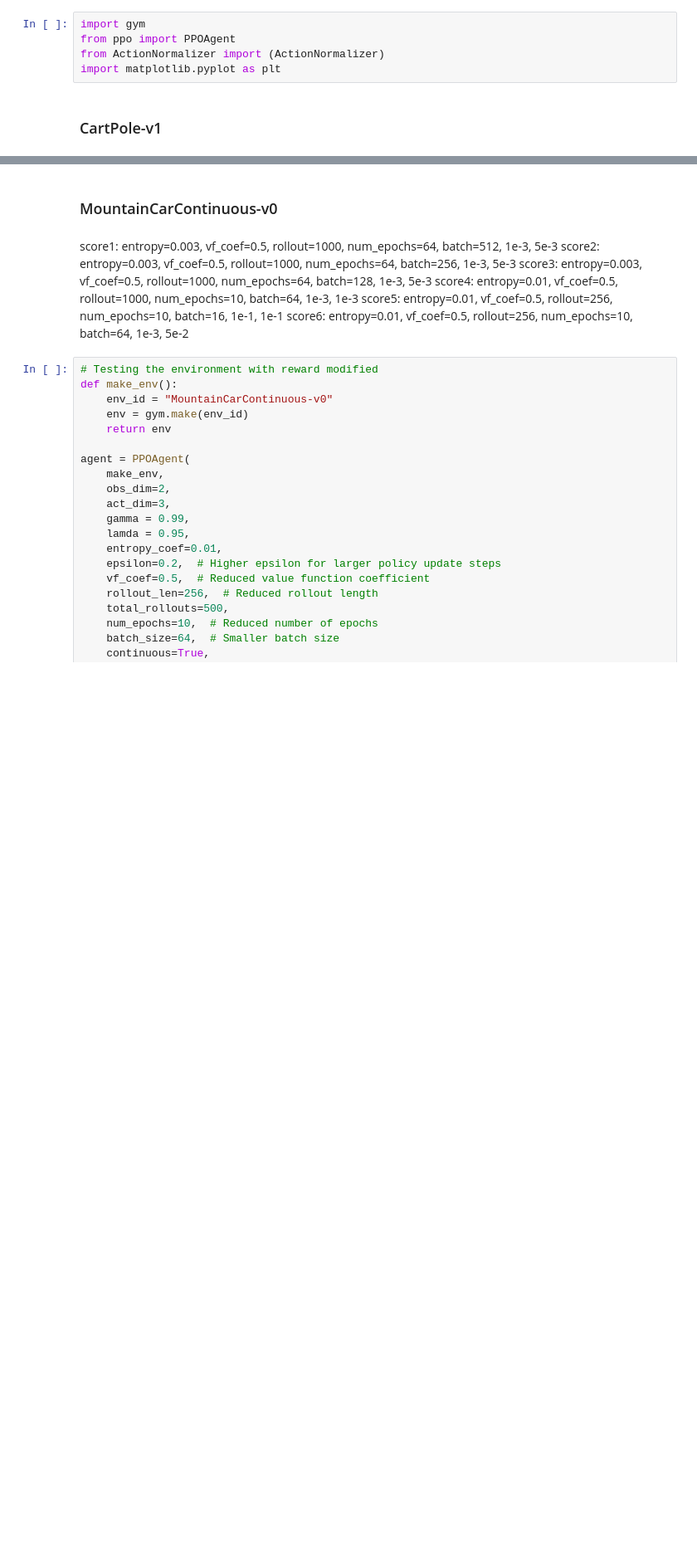
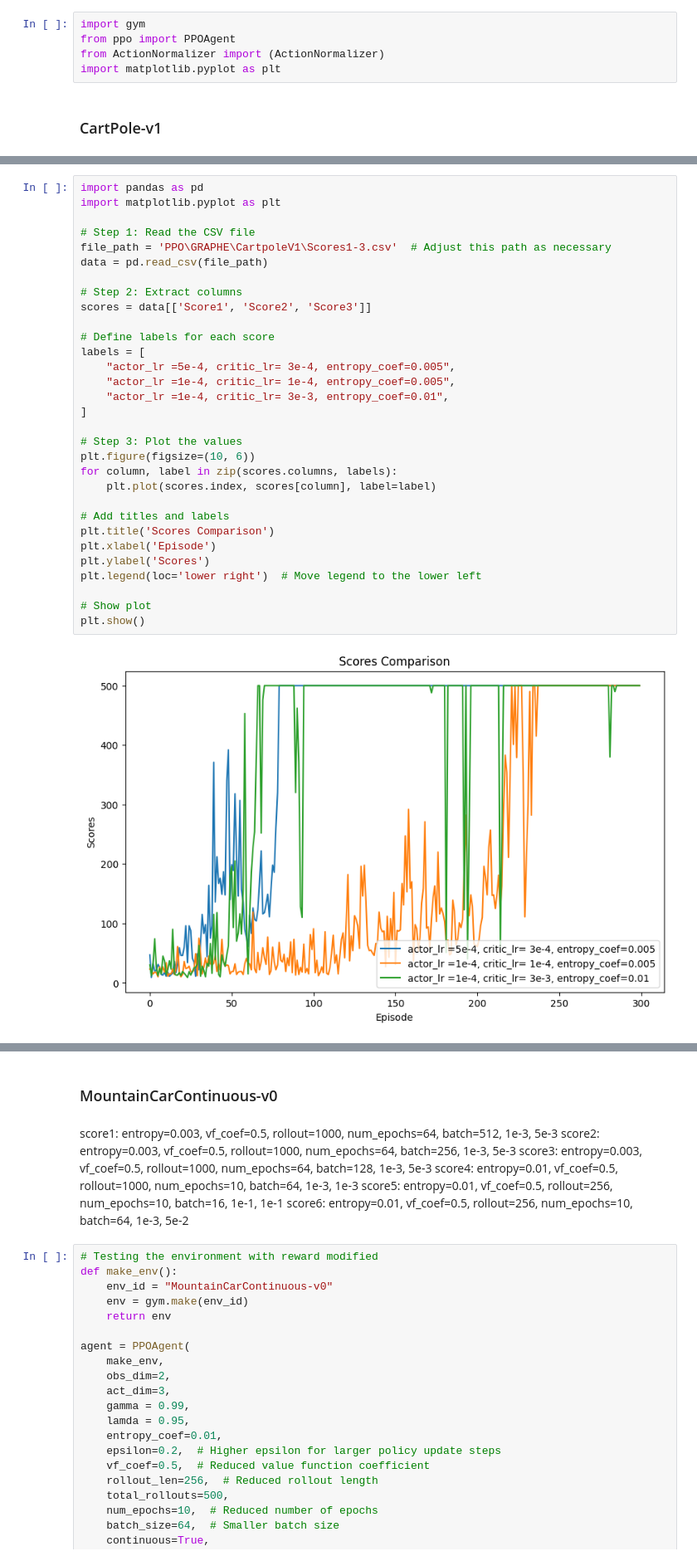
Before and after one commit to mischamez48/PRL_PPO-SAC_ImplPRL_PPO-SAC_Implementationementation, a Jupyter notebook: ppo.ipynb, the cells around one changed output, grey strips where cells are left out. Shown at 83% size. Saved outputs shown, nothing was run; the diff lists cells and outputs as text; blank space fills up the shorter version.

```diff
--- a/ppo.ipynb
+++ b/ppo.ipynb
@@ -59,3 +49,36 @@ plt.show()
+# %%
+import pandas as pd
+import matplotlib.pyplot as plt
+
+# Step 1: Read the CSV file
+file_path = 'PPO\GRAPHE\CartpoleV1\Scores1-3.csv'  # Adjust this path as necessary
+data = pd.read_csv(file_path)
+
+# Step 2: Extract columns
+scores = data[['Score1', 'Score2', 'Score3']]
+
+# Define labels for each score
+labels = [
+    "actor_lr =5e-4, critic_lr= 3e-4, entropy_coef=0.005",
+    "actor_lr =1e-4, critic_lr= 1e-4, entropy_coef=0.005",
+    "actor_lr =1e-4, critic_lr= 3e-3, entropy_coef=0.01",
+]
+
+# Step 3: Plot the values
+plt.figure(figsize=(10, 6))
+for column, label in zip(scores.columns, labels):
+    plt.plot(scores.index, scores[column], label=label)
+
+# Add titles and labels
+plt.title('Scores Comparison')
+plt.xlabel('Episode')
+plt.ylabel('Scores')
+plt.legend(loc='lower right')  # Move legend to the lower left
+
+# Show plot
+plt.show()
+# %% [output]
+[figure, added]
 # %%
 import pandas as pd
 import matplotlib.pyplot as plt
```
Also changed, not shown: parts of 6 cells of this notebook, 3 other files.
